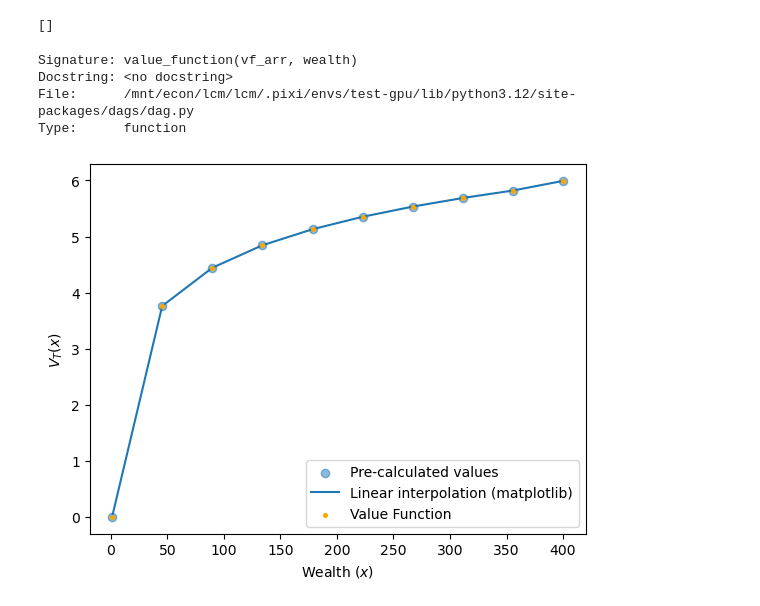
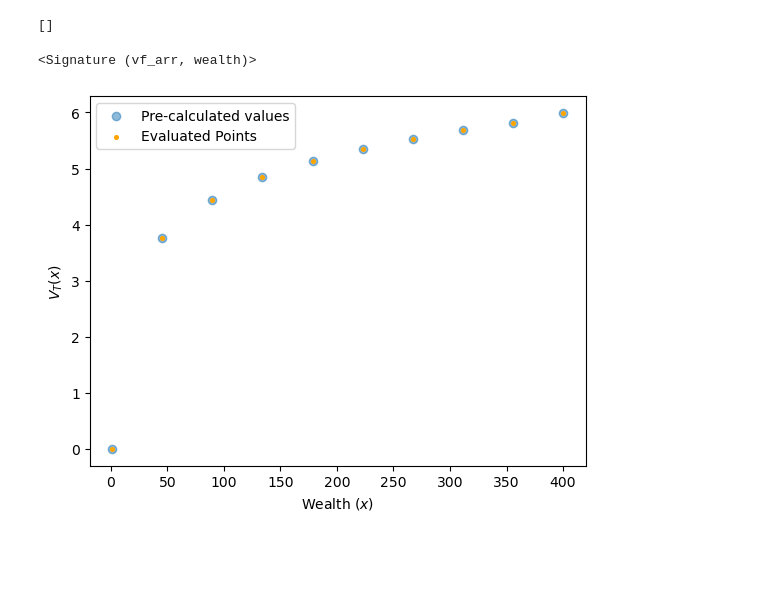
Before and after one commit to OpenSourceEconomics/lcm, a Jupyter notebook: explanations/function_evaluator.ipynb, the cells around one changed output. Saved outputs shown, nothing was run; the diff lists cells and outputs as text; code cells hidden in the pictures; blank space fills up the shorter version.

```diff
--- a/explanations/function_evaluator.ipynb
+++ b/explanations/function_evaluator.ipynb
@@ -499,16 +533,20 @@ funcs["__interpolation_data__"] = discrete_lookup
 # %%
-# Step 4: (1) First we need to add a coordinate finder for the wealth state variable
-
-funcs["__wealth_coord__"] = wealth_coordinate_finder
-
 # Step 4: (2) And second, we need to add an interpolator for the value function that
 # uses the wealth coordinate finder as an input.
 
-interpolator = _get_interpolator(
-    data_name="__interpolation_data__",  # given step 3, this will just be vf_arr
-    axis_names=["__wealth_coord__"],
-    map_coordinates_options=None,
-)
+from jax.scipy.ndimage import map_coordinates
+
+
+def interpolator(__interpolation_data__, __wealth_coord__):
+    coordinates = jnp.array([__wealth_coord__])
+    return map_coordinates(
+        __interpolation_data__,
+        coordinates=coordinates,
+        order=1,
+        mode="nearest",
+    )
+
+
 funcs["__fval__"] = interpolator
 # %%
 # Step 5: Throwing everything into dags
@@ -518,28 +556,17 @@ value_function = concatenate_functions(
     functions=funcs,
     targets="__fval__",
 )
-value_function?
+value_function.__signature__
 # %% [output]
-Signature: value_function(vf_arr, wealth)
-Docstring: <no docstring>
-File:      /mnt/econ/lcm/lcm/.pixi/envs/test-gpu/lib/python3.12/site-packages/dags/dag.py
-Type:      function
+<Signature (vf_arr, wealth)>
 # %%
 vf_evaluated = value_function(wealth=wealth_grid, vf_arr=vf_arr)
 # %%
-import matplotlib.pyplot as plt
-
 plt.scatter(wealth_grid, vf_arr, alpha=0.5, zorder=-1, label="Pre-calculated values")
-plt.plot(
-    wealth_grid,
-    vf_arr,
-    zorder=-1,
-    label="Linear interpolation (matplotlib)",
-)
-plt.scatter(wealth_grid, vf_evaluated, color="orange", s=7, label="Value Function")
+plt.scatter(wealth_grid, vf_evaluated, color="orange", s=7, label="Evaluated Points")
 plt.xlabel("Wealth ($x$)")
 plt.ylabel("$V_T(x)$")
 plt.legend()
 plt.show()
 # %% [output]
-[figure, old version]
+[figure, new version]
```
Also changed, not shown: parts of 33 cells of this notebook.
